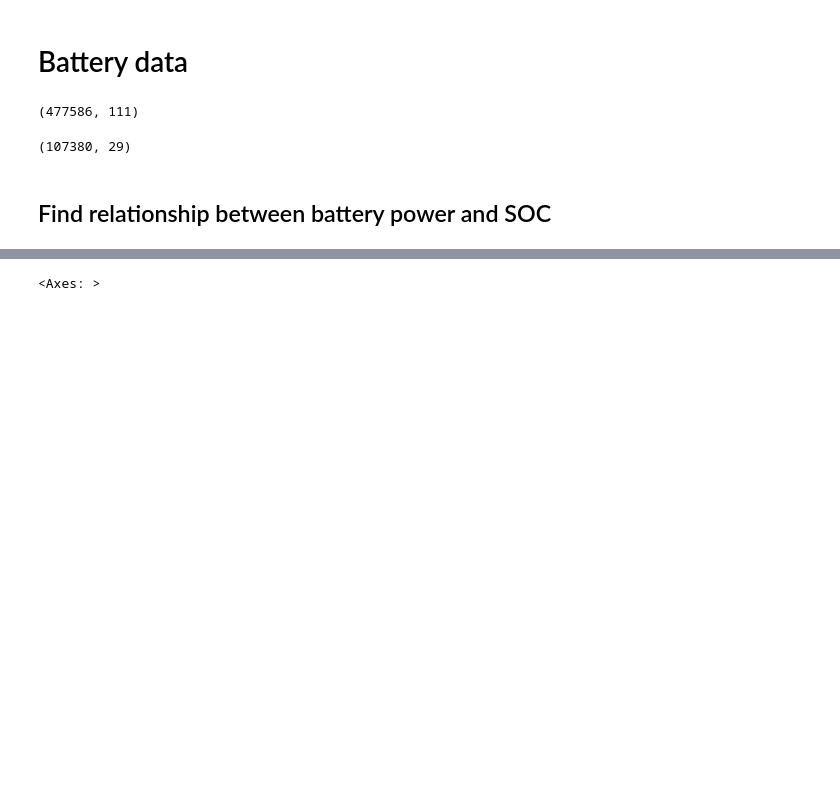
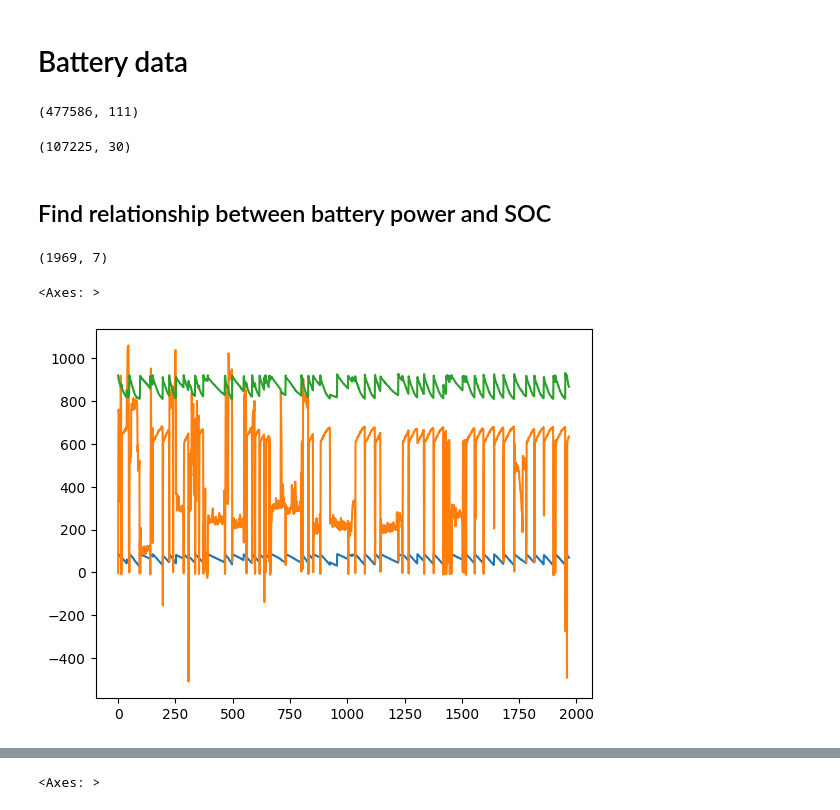
Before and after one commit to danjhk/battery_AD, a Jupyter notebook: eda_battery.ipynb, the cells around one changed output, grey strips where cells are left out. Cells and saved outputs as stored; diff of their text form; code cells hidden in the pictures; blank space fills up the shorter version.

Commit message:
Found simple relationship between battery soc and power

```diff
--- a/eda_battery.ipynb
+++ b/eda_battery.ipynb
@@ -48,9 +58,22 @@ for i in range(1, 8):
     battery_columns_to_use.append(f"PACK{i}_CRIDATA_CURR")
     battery_columns_to_use.append(f"PACK{i}_CRIDATA_SOC")
 # %%
-final_df = pd.merge(merged_df, battery_data[battery_columns_to_use], on='time', how='inner')
+final_df = pd.merge(engine_and_fuel_df, battery_data[battery_columns_to_use], on='time', how='inner')
 final_df.shape
 # %% [output]
-(107380, 29)
+(107225, 30)
 # %% [markdown]
 ## Find relationship between battery power and SOC
+# %%
+# Lee Ja Yun's data
+good_discharge_data = pd.read_excel("discharge_lee_ja_yun.xls")
+good_discharge_data.shape
+# %% [output]
+(1969, 7)
+# %%
+good_discharge_data.AvgSOC.plot()
+good_discharge_data.Current.plot()
+good_discharge_data.Voltage.plot()
+# %% [output]
+<Axes: >
+[figure, added]
```
Also changed, not shown: parts of 43 cells of this notebook, 1 other file.
